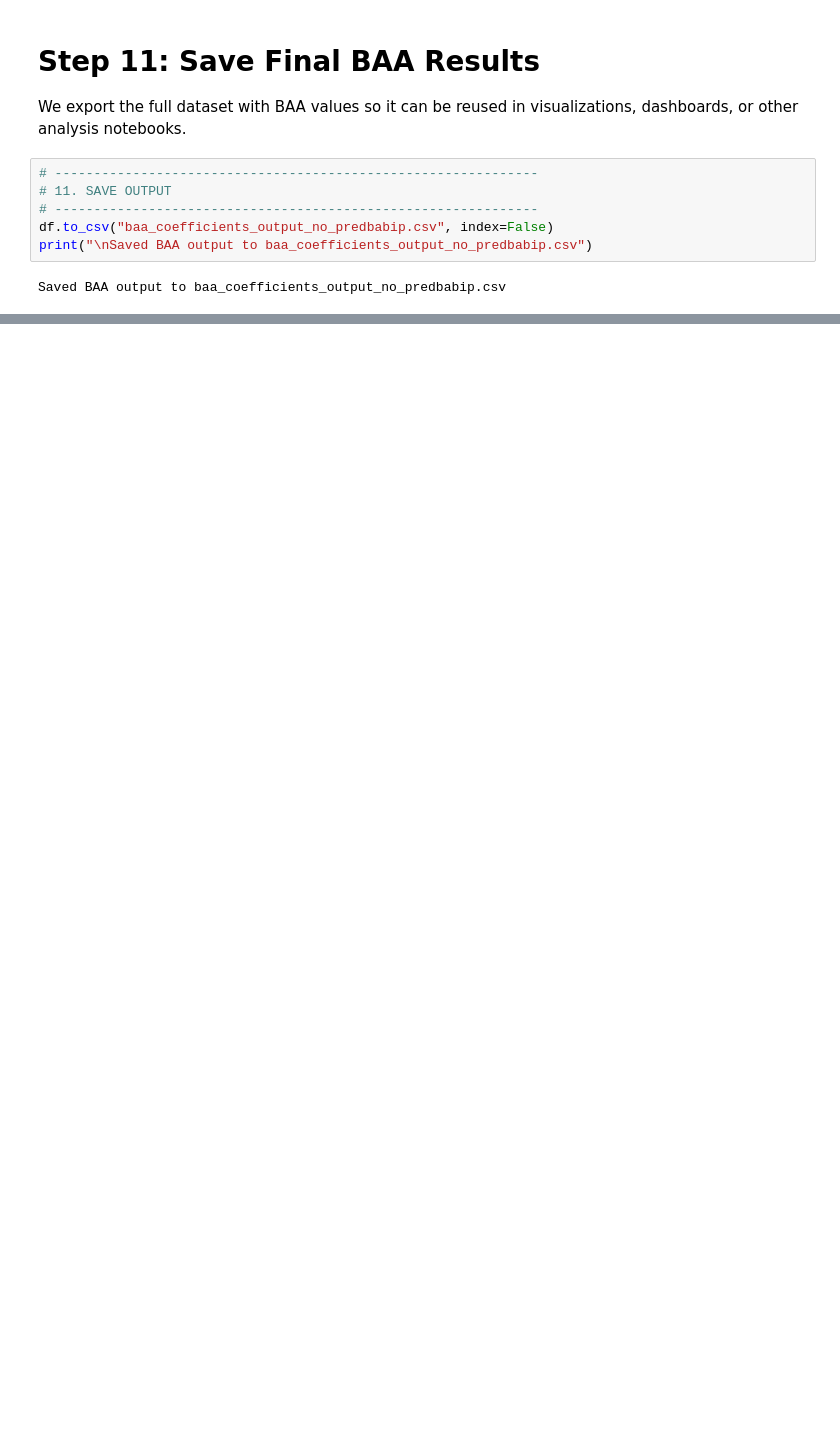
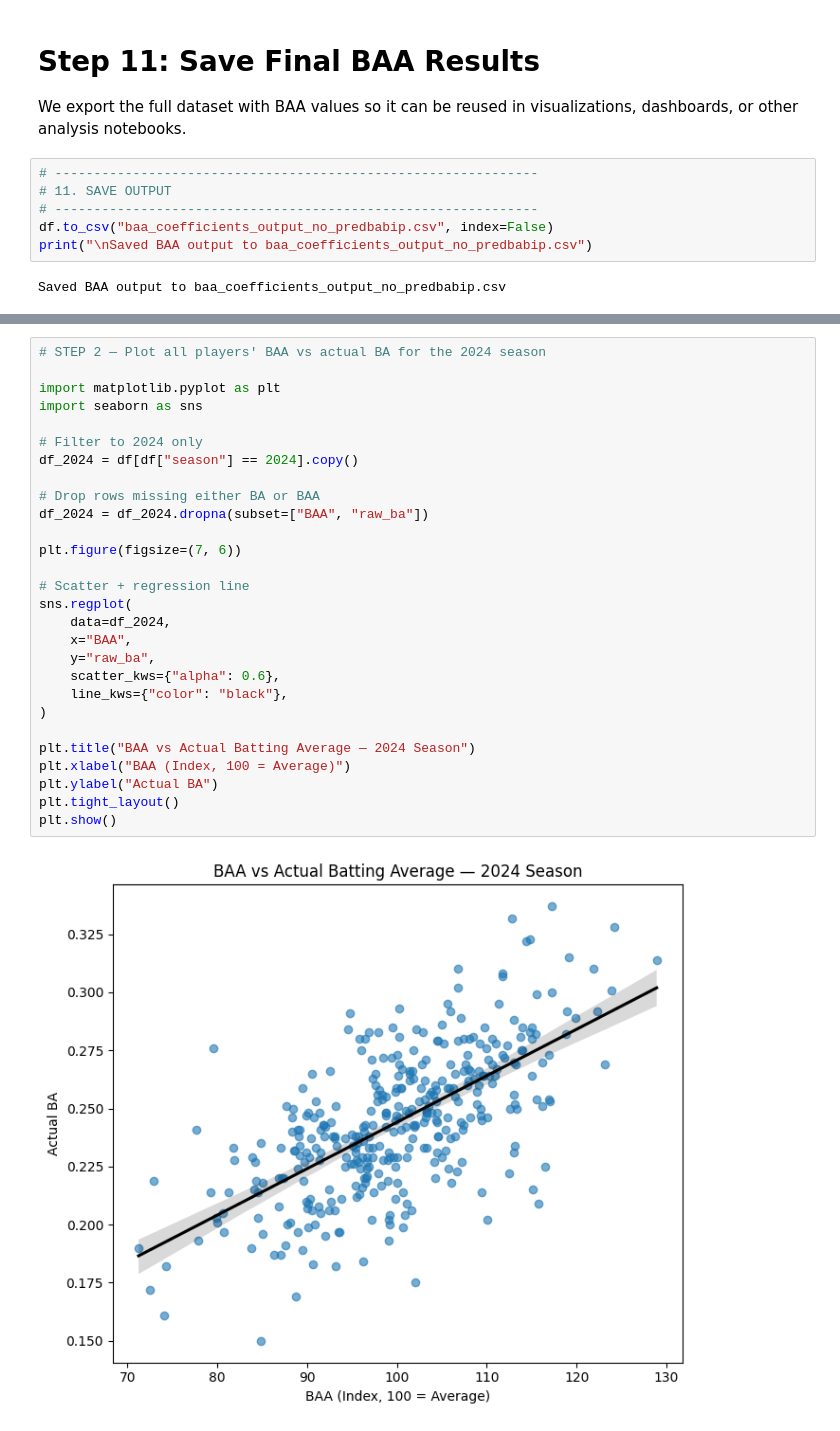
Before and after one commit to nseluga/Batting-Average-Ability, a Jupyter notebook: batting_average_model.ipynb, the cells around one changed output, grey strips where cells are left out. Drawn from its saved outputs; the diff is of its cells as text; blank space fills up the shorter version.

Commit message:
added ba vs baa graph with trendline

```diff
--- a/batting_average_model.ipynb
+++ b/batting_average_model.ipynb
@@ -1897,0 +1914,30 @@ season_summary.head(10)
+# %%
+# STEP 2 — Plot all players' BAA vs actual BA for the 2024 season
+
+import matplotlib.pyplot as plt
+import seaborn as sns
+
+# Filter to 2024 only
+df_2024 = df[df["season"] == 2024].copy()
+
+# Drop rows missing either BA or BAA
+df_2024 = df_2024.dropna(subset=["BAA", "raw_ba"])
+
+plt.figure(figsize=(7, 6))
+
+# Scatter + regression line
+sns.regplot(
+    data=df_2024,
+    x="BAA",
+    y="raw_ba",
+    scatter_kws={"alpha": 0.6},
+    line_kws={"color": "black"},
+)
+
+plt.title("BAA vs Actual Batting Average — 2024 Season")
+plt.xlabel("BAA (Index, 100 = Average)")
+plt.ylabel("Actual BA")
+plt.tight_layout()
+plt.show()
+# %% [output]
+[figure, added]
```
Also changed, not shown: parts of 8 cells of this notebook, 1 other file.
